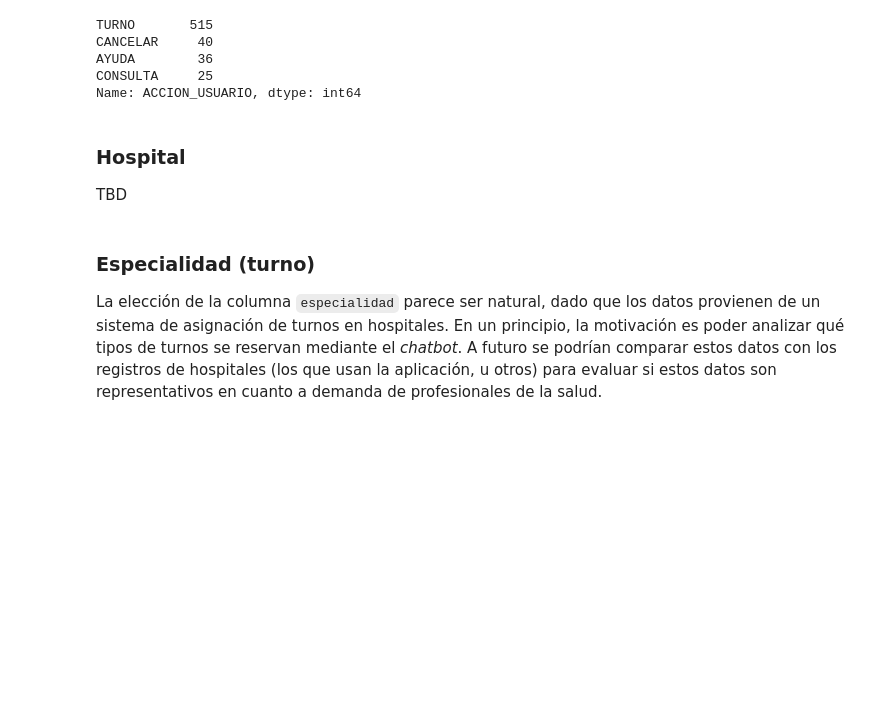
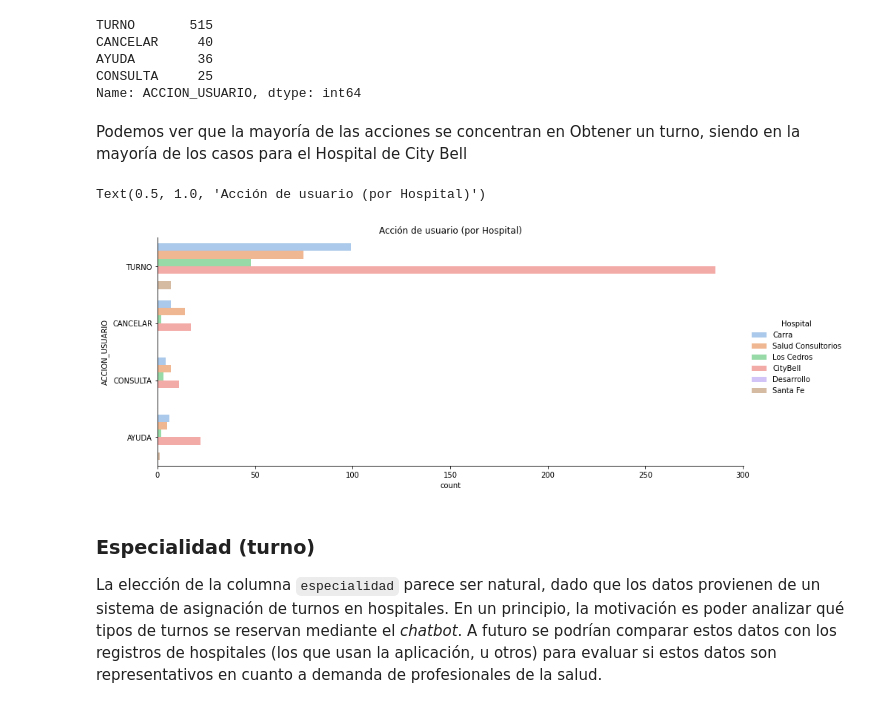
Before and after one commit to Tommmster/mentoria-diplodatos-chatbot, a Jupyter notebook: entrega_2/practico_2_t.ipynb, the cells around one changed output. Cells and saved outputs as stored; diff of their text form; code cells hidden in the pictures; blank space fills up the shorter version.

```diff
--- a/entrega_2/practico_2_t.ipynb
+++ b/entrega_2/practico_2_t.ipynb
@@ -450,9 +519,14 @@ CANCELAR     40
 AYUDA        36
 CONSULTA     25
 Name: ACCION_USUARIO, dtype: int64
-# %% [markdown]
-### Hospital
-TBD
+# %% [markdown]
+Podemos ver que la mayoría de las acciones se concentran en Obtener un turno, siendo en la mayoría de los casos para el Hospital de City Bell
+# %%
+seaborn.catplot(y= "ACCION_USUARIO", hue="Hospital", kind="count", data=df, palette="pastel", height =5, aspect=2.5 )
+plt.title('Acción de usuario (por Hospital)')
+# %% [output]
+Text(0.5, 1.0, 'Acción de usuario (por Hospital)')
+[figure, added]
 # %% [markdown]
 ### Especialidad (turno)
 La elección de la columna `especialidad` parece ser natural, dado que los datos provienen de un sistema de asignación de turnos en hospitales. En un principio, la motivación es poder analizar qué tipos de turnos se reservan mediante el _chatbot_. A futuro se podrían comparar estos datos con los registros de hospitales (los que usan la aplicación, u otros) para evaluar si estos datos son representativos en cuanto a demanda de profesionales de la salud.
```
Also changed, not shown: parts of 19 cells of this notebook.
